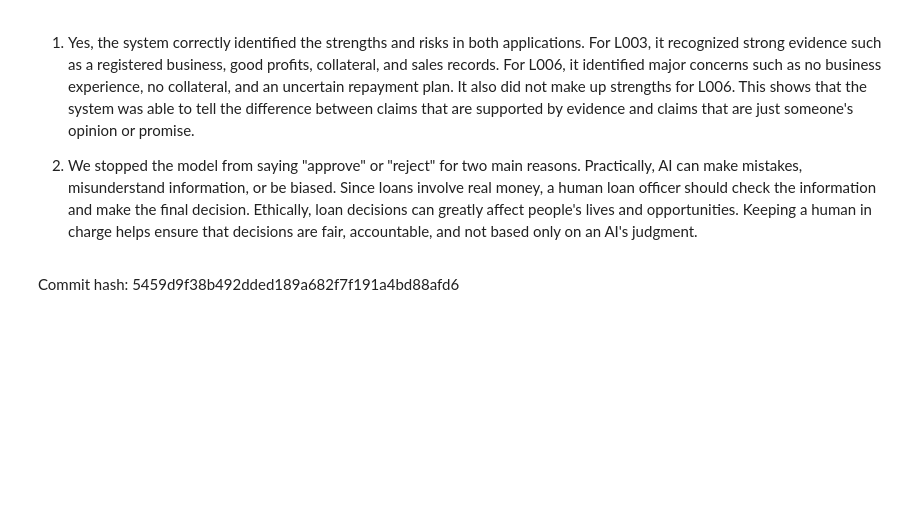
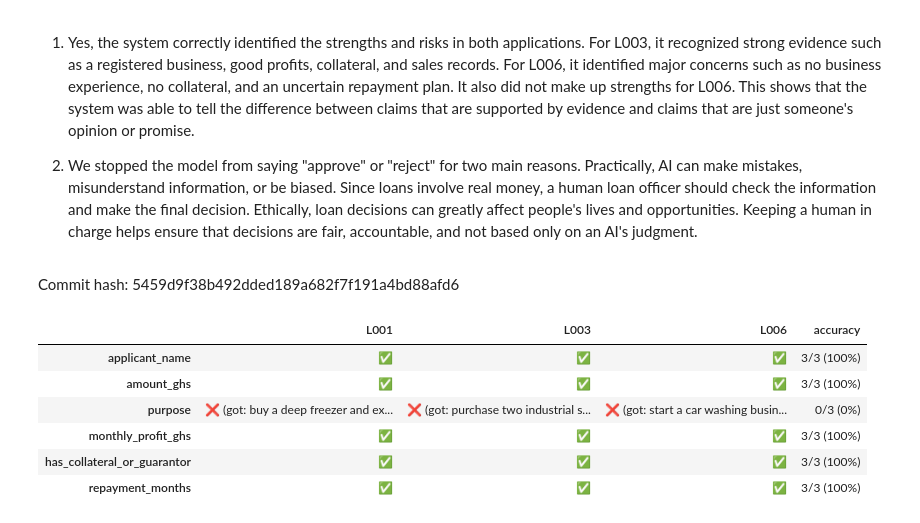
Before and after one commit to MayEmefaFafa/lab-4-llm-decision-support, a Jupyter notebook: lab4_llm_decision_support.ipynb, the cells around one changed output. Drawn from its saved outputs; the diff is of its cells as text; code cells hidden in the pictures; blank space fills up the shorter version.

Commit message:
Part 4.1: extraction accuracy against gold labels, per-field comparison table

```diff
--- a/lab4_llm_decision_support.ipynb
+++ b/lab4_llm_decision_support.ipynb
@@ -337,3 +337,44 @@ Invite the applicant for an interview to discuss their business ideas, assess th
 # %% [markdown]
 Commit hash:
 5459d9f38b492dded189a682f7f191a4bd88afd6
+# %%
+fields = ["applicant_name", "amount_ghs", "purpose", "monthly_profit_ghs",
+          "has_collateral_or_guarantor", "repayment_months"]
+
+gold_letters = ["L001", "L003", "L006"]
+
+comparison = {}
+
+for field in fields:
+    row = {}
+    for letter_id in gold_letters:
+        gold_value = GOLD[letter_id][field]
+        extracted_value = results[letter_id][field]
+
+        # Case-insensitive match for names, exact match for everything else
+        if field == "applicant_name":
+            match = str(gold_value).strip().lower() == str(extracted_value).strip().lower()
+        else:
+            match = gold_value == extracted_value
+
+        row[letter_id] = "✅" if match else f"❌ (got: {extracted_value})"
+    comparison[field] = row
+
+comparison_df = pd.DataFrame.from_dict(comparison, orient="index")
+comparison_df
+accuracy = {}
+for field in fields:
+    correct_count = sum(1 for letter_id in gold_letters
+                         if comparison[field][letter_id] == "✅")
+    accuracy[field] = f"{correct_count}/3 ({correct_count/3*100:.0f}%)"
+
+comparison_df["accuracy"] = pd.Series(accuracy)
+comparison_df
+# %% [output]
+|  | L001 | L003 | L006 | accuracy |
+| applicant_name | ✅ | ✅ | ✅ | 3/3 (100%) |
+| amount_ghs | ✅ | ✅ | ✅ | 3/3 (100%) |
+| purpose | ❌ (got: buy a deep freezer and ex... | ❌ (got: purchase two industrial s... | ❌ (got: start a car washing busin... | 0/3 (0%) |
+| monthly_profit_ghs | ✅ | ✅ | ✅ | 3/3 (100%) |
+| has_collateral_or_guarantor | ✅ | ✅ | ✅ | 3/3 (100%) |
+| repayment_months | ✅ | ✅ | ✅ | 3/3 (100%) |
```
